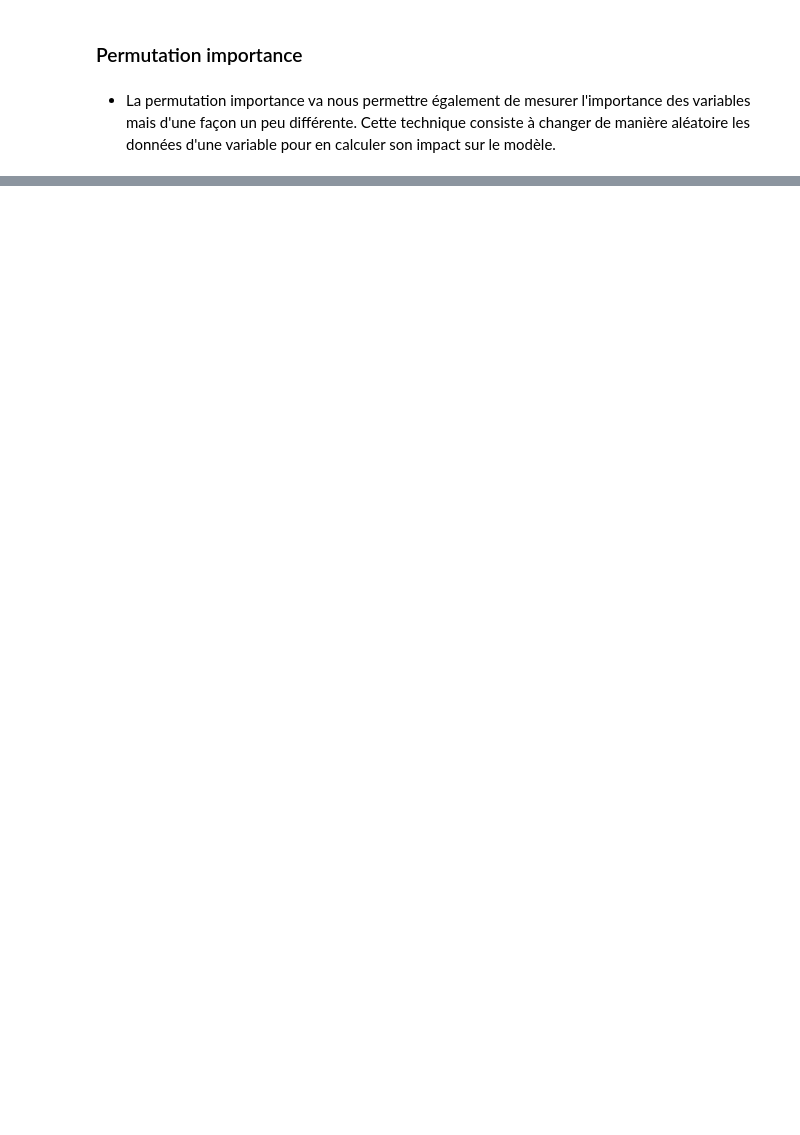
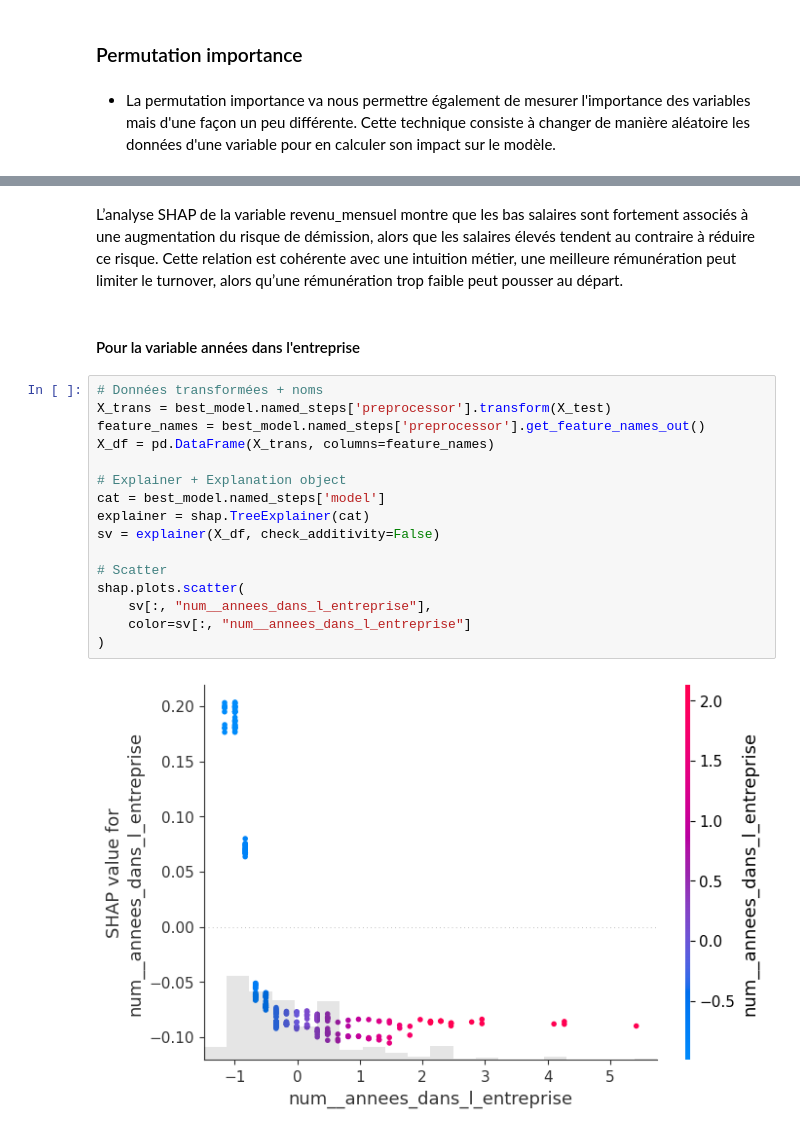
Before and after one commit to SCFlorian/Classifiez_automatiquement_des_informations, a Jupyter notebook: notebooks/notebook_5_optimisation_interpretation.ipynb, the cells around one changed output, grey strips where cells are left out. Saved outputs shown, nothing was run; the diff lists cells and outputs as text; blank space fills up the shorter version.

```diff
--- a/notebooks/notebook_5_optimisation_interpretation.ipynb
+++ b/notebooks/notebook_5_optimisation_interpretation.ipynb
@@ -411,0 +470,22 @@ num__annees_depuis_la_derniere_promotion         0.093617        0.028861
+# %% [markdown]
+L’analyse SHAP de la variable revenu_mensuel montre que les bas salaires sont fortement associés à une augmentation du risque de démission, alors que les salaires élevés tendent au contraire à réduire ce risque. Cette relation est cohérente avec une intuition métier, une meilleure rémunération peut limiter le turnover, alors qu’une rémunération trop faible peut pousser au départ.
+# %% [markdown]
+#### Pour la variable années dans l'entreprise
+# %%
+# Données transformées + noms
+X_trans = best_model.named_steps['preprocessor'].transform(X_test)
+feature_names = best_model.named_steps['preprocessor'].get_feature_names_out()
+X_df = pd.DataFrame(X_trans, columns=feature_names)
+
+# Explainer + Explanation object
+cat = best_model.named_steps['model']
+explainer = shap.TreeExplainer(cat)
+sv = explainer(X_df, check_additivity=False)
+
+# Scatter
+shap.plots.scatter(
+    sv[:, "num__annees_dans_l_entreprise"],
+    color=sv[:, "num__annees_dans_l_entreprise"]
+)
+# %% [output]
+[figure, added]
```
Also changed, not shown: parts of 20 cells of this notebook.
